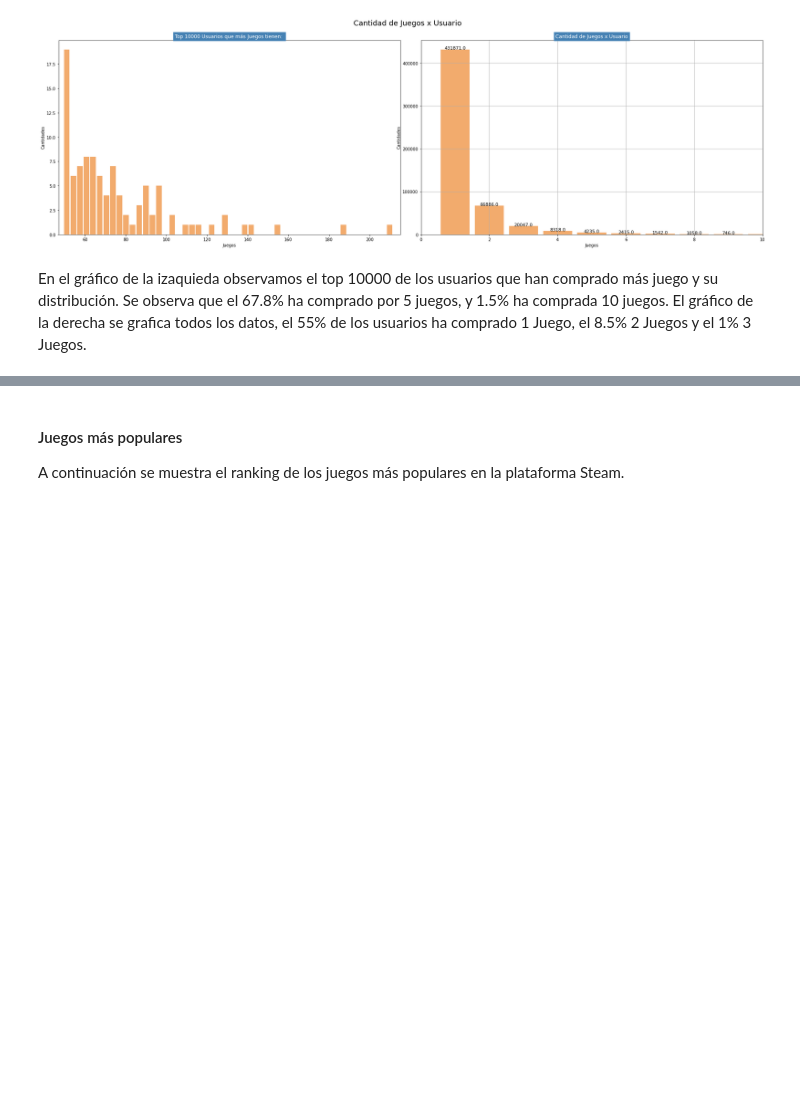
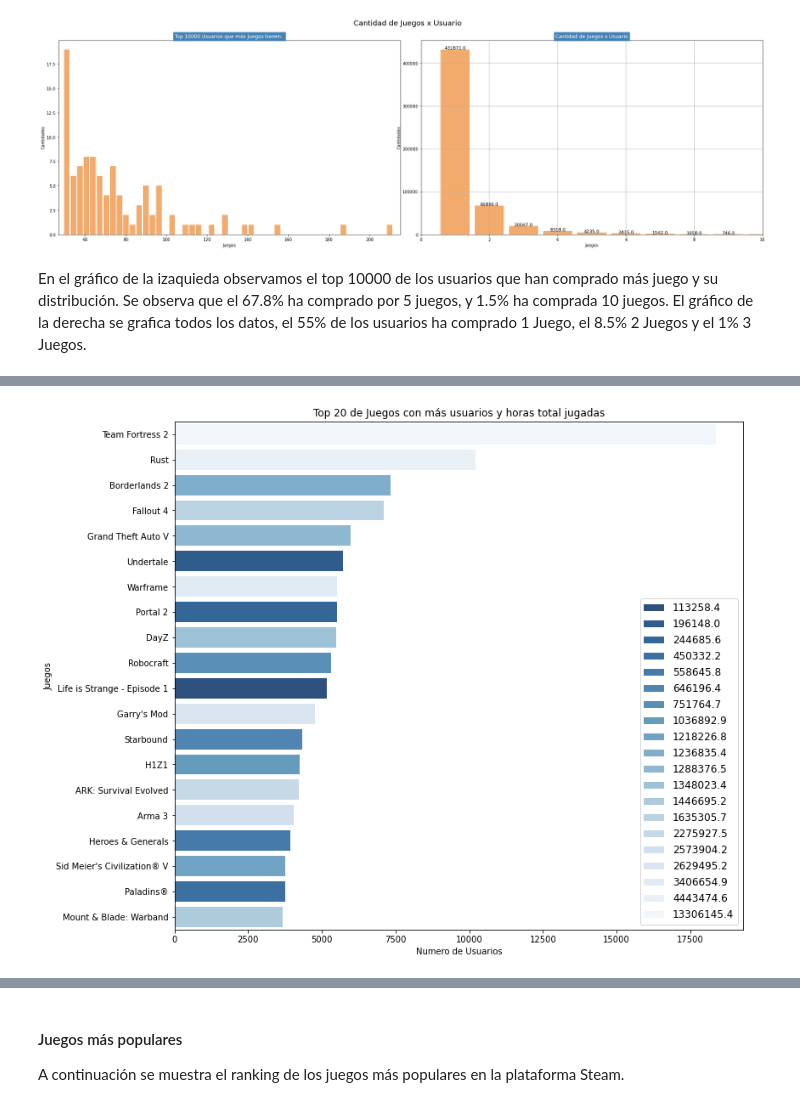
Before and after one commit to gonzalogperez/sistemas-recomendacion-steam, a Jupyter notebook: DS_Proyecto_03_SR.ipynb, the cells around one changed output, grey strips where cells are left out. Cells and saved outputs as stored; diff of their text form; code cells hidden in the pictures; blank space fills up the shorter version.

```diff
--- a/DS_Proyecto_03_SR.ipynb
+++ b/DS_Proyecto_03_SR.ipynb
@@ -444,7 +282,7 @@ Para los nuevo usuarios de la plataforma de Steam, no conocemos nada, la forma m
 # %% [markdown]
 #### Cantidad de videos Juegos por usuarios
 # %%
-df1 = df[['product_id','username','app_name','price']]
+df1 = df[['product_id','username','app_name','price','hours']]
 # %%
 Pop_rec = df1.groupby(['username'], as_index=False)['product_id'].count()
 # %%
@@ -553,0 +440,19 @@ En el gráfico de la izaquieda observamos el top 10000 de los usuarios que han c
+# %%
+# Juegos con mayor número de usuarios vs horas jugadas
+game_freq = df1.groupby(by='app_name').agg({'username': 'count', 'hours': 'sum'}).reset_index()
+top20 = game_freq.sort_values(by='username',ascending=False)[:20].reset_index()
+#print(top20)
+top20['hours']=top20['hours'].round(1)
+# histogram
+fig_h = 1 + 0.25 * max(1, 2*top)
+fig, ax = plt.subplots(figsize=(12, fig_h))
+
+#fig, ax = plt.figure(figsize=(20, 10))
+#sns.set(font_scale = 2)
+ax = sns.barplot(x='username', y='app_name', hue='hours',alpha=0.9,data=top20, palette='Blues_r',dodge=False)
+ax.set(xlabel='Numero de Usuarios', ylabel='Juegos', title="Top {} de Juegos con más usuarios y horas total jugadas".format(top))
+#ax.set_xticklabels(ax.get_xticklabels(), rotation=90)
+ax.legend(fontsize=12)
+plt.show()
+# %% [output]
+[figure, added]
```
Also changed, not shown: parts of 109 cells of this notebook.
